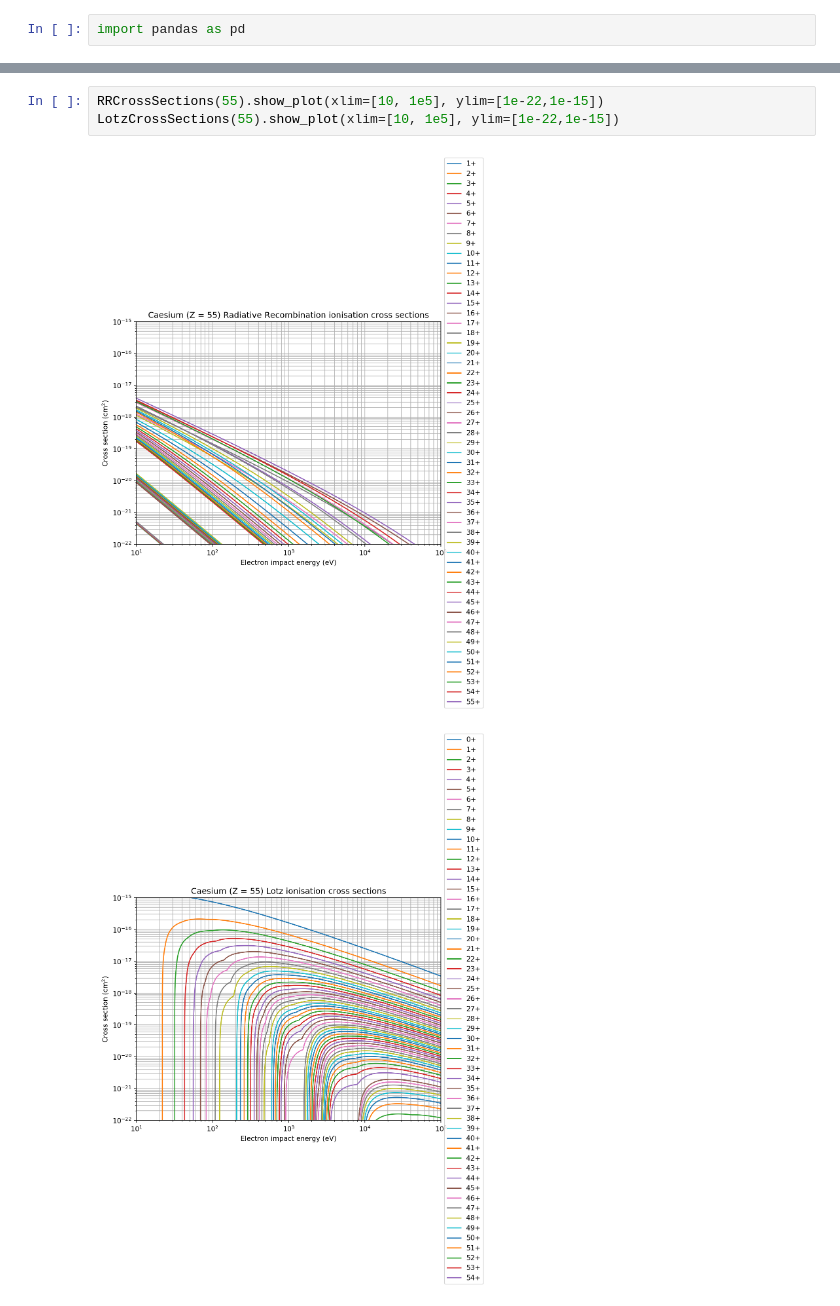
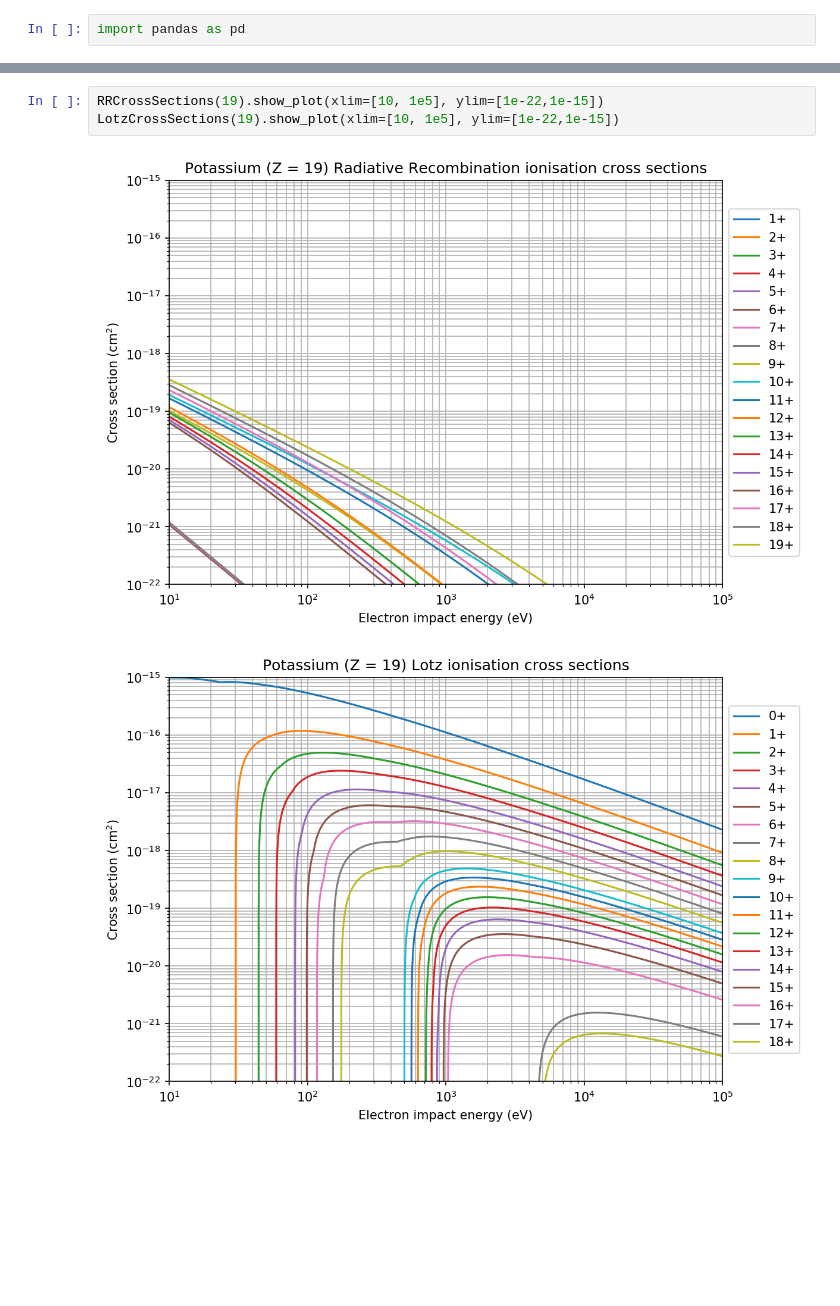
Before and after one commit to ebisim/ebisim, a Jupyter notebook: playground.ipynb, the cells around one changed output, grey strips where cells are left out. Cells and saved outputs as stored; diff of their text form; blank space fills up the shorter version.

```diff
--- a/playground.ipynb
+++ b/playground.ipynb
@@ -38,8 +38,8 @@ pd.DataFrame(RRCrossSections(19).cross_section_matrix(1000))
 | 18 | 0.0 | 0.000000e+00 | 0.000000e+00 | 0.000000e+00 | 0.000000e+00 | 0.000000e+00 | 0.000000e+00 | 0.000000e+00 | 0.000000e+00 | 0.000000e+00 | 0.000000e+00 | ... |
 | 19 | 0.0 | 0.000000e+00 | 0.000000e+00 | 0.000000e+00 | 0.000000e+00 | 0.000000e+00 | 0.000000e+00 | 0.000000e+00 | 0.000000e+00 | 0.000000e+00 | 0.000000e+00 | ... |
 # %%
-RRCrossSections(55).show_plot(xlim=[10, 1e5], ylim=[1e-22,1e-15])
-LotzCrossSections(55).show_plot(xlim=[10, 1e5], ylim=[1e-22,1e-15])
+RRCrossSections(19).show_plot(xlim=[10, 1e5], ylim=[1e-22,1e-15])
+LotzCrossSections(19).show_plot(xlim=[10, 1e5], ylim=[1e-22,1e-15])
 # %% [output]
-[figure, old version]
+[figure, new version]
-[figure, old version]
+[figure, new version]
```
